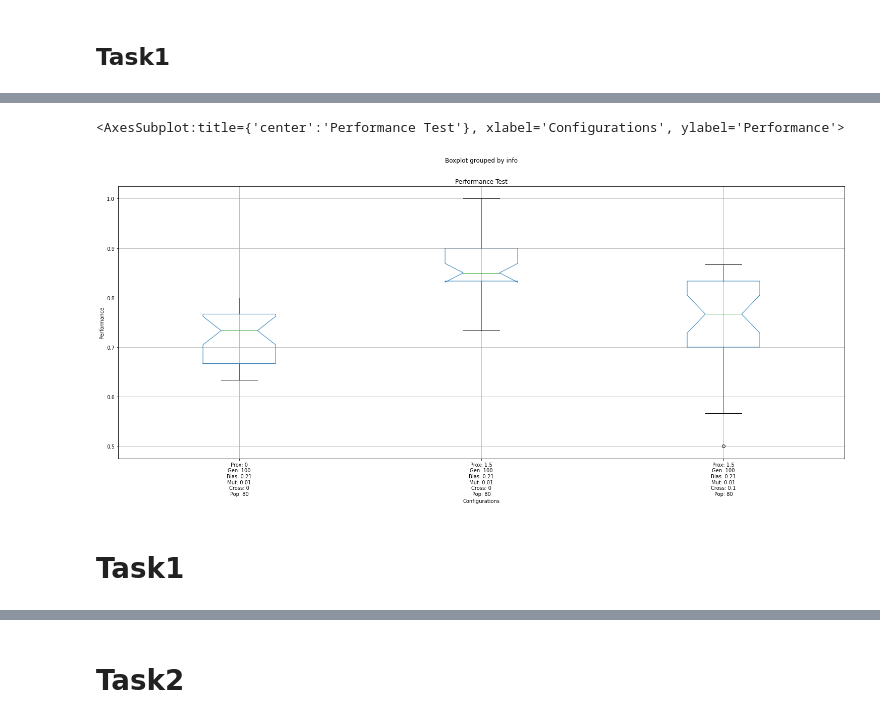
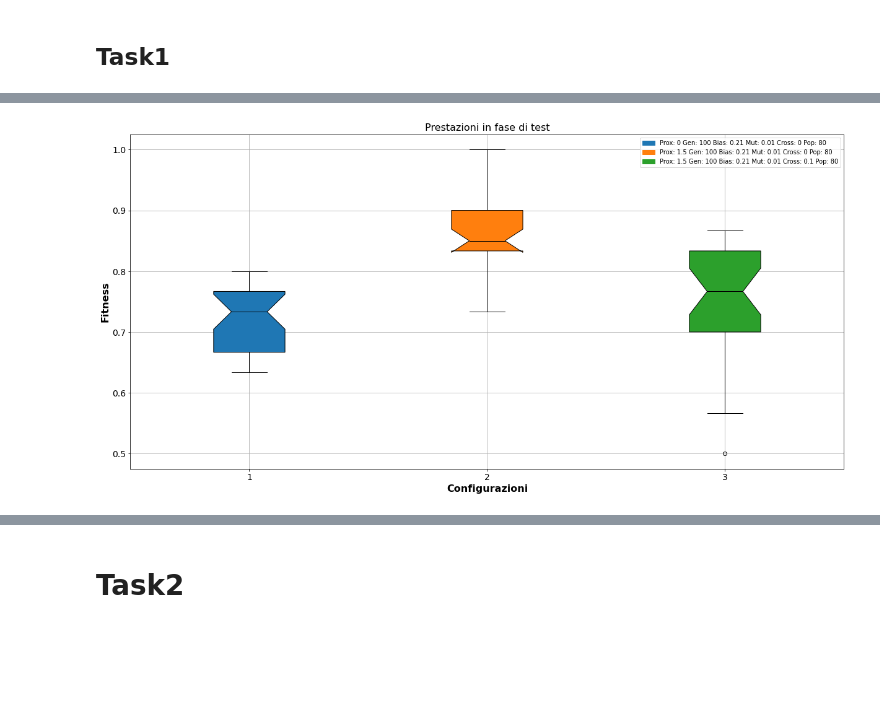
Before and after one commit to petretiandrea/thesis-genetic-swarm, a Jupyter notebook: analysis-visualization/visualization-tesi.ipynb, the cells around one changed output, grey strips where cells are left out. Saved outputs shown, nothing was run; the diff lists cells and outputs as text; code cells hidden in the pictures; blank space fills up the shorter version.

```diff
--- a/analysis-visualization/visualization-tesi.ipynb
+++ b/analysis-visualization/visualization-tesi.ipynb
@@ -73,7 +106,38 @@ def plot_test(*filenames, figsize=(25,10), outliers=True, **kwargs):
+# %%
+def plot_test(*filenames, title="Performance in test phase", figsize=(20,10), outliers=True, **kwargs):
+    fig, ax = plt.subplots(figsize=figsize)
+    df = pd.DataFrame()
+    legends = []
+
+    for number, filename in enumerate(filenames, start=1):
+        data = pd.read_csv(filename, ";")
+        data["info"] = np.full((len(data), 1), number) #np.full((len(data), 1), ut.legend_from_filename(filename, 'result_'))
+        df = df.append(data)
+        legends.append(mpatches.Patch(color=f"C{number-1}", label=ut.legend_from_filename(filename, 'result_').replace('\n', ' ')))
+
+    box_colors = {'medians': 'black', 'whiskers': 'black'}
+    axes = df.boxplot("score", "info", ax=ax, showfliers=outliers, notch=True, color=box_colors, patch_artist=True, **kwargs)
+    for number in range(0, len(filenames)):
+        axes.findobj(matplotlib.patches.Patch)[number].set_color(f"black")
+        axes.findobj(matplotlib.patches.Patch)[number].set_facecolor(f"C{number}")
+
+
+    fig.suptitle('')
+    ax.legend(handles=legends)
+
+    ax.set_title(title, fontsize=16)
+    ax.set_xlabel("Configurazioni", fontsize=16)
+    ax.xaxis.set_tick_params(labelsize=14)
+    ax.set_ylabel("Fitness",  fontsize=16)
+    ax.yaxis.set_tick_params(labelsize=14)
+    return fig
 # %% [markdown]
 ## Task1
 # %%
-compare_avg_fitness(statistics_folder + "task1_nodes50_k3_bias0.21_prox0_p80_g100_pM0.01_pC0_el5_trials3_08-48_20-01.csv",
-                    statistics_folder + "task1_nodes50_k3_bias0.21_prox1.5_p80_g100_pM0.01_pC0_el5_trials3_10-41_20-01.csv",
-                    statistics_folder + "task1_nodes50_k3_bias0.21_prox1.5_p80_g100_pM0.01_pC0.1_el5_trials3_11-51_20-01.csv")
+statistics_folder = r'collected-data/genetic/task1/'
+fig = plot_avg_fitness(statistics_folder + "task1_nodes50_k3_bias0.21_prox0_p80_g100_pM0.01_pC0_el5_trials3_08-48_20-01.csv",
+                 statistics_folder + "task1_nodes50_k3_bias0.21_prox1.5_p80_g100_pM0.01_pC0_el5_trials3_10-41_20-01.csv",
+                 statistics_folder + "task1_nodes50_k3_bias0.21_prox1.5_p80_g100_pM0.01_pC0.1_el5_trials3_11-51_20-01.csv",
+                 title="Fitness media per ogni configurazione")
+fig.savefig("task1-fitness.pdf")
 # %% [output]
@@ -94,11 +145,10 @@ compare_avg_fitness(statistics_folder + "task1_nodes50_k3_bias0.21_prox0_p80_g10
 # %%
-plot_test(
+fig = plot_test(
     statistics_folder + "result_task1_nodes50_k3_bias0.21_prox0_p80_g100_pM0.01_pC0_el5_trials3_08-48_20-01_best_all.csv",
     statistics_folder + "result_task1_nodes50_k3_bias0.21_prox1.5_p80_g100_pM0.01_pC0_el5_trials3_10-41_20-01_best_all.csv",
-    statistics_folder + "result_task1_nodes50_k3_bias0.21_prox1.5_p80_g100_pM0.01_pC0.1_el5_trials3_11-51_20-01_best_all.csv"
+    statistics_folder + "result_task1_nodes50_k3_bias0.21_prox1.5_p80_g100_pM0.01_pC0.1_el5_trials3_11-51_20-01_best_all.csv",
+    title="Prestazioni in fase di test"
 )
+fig.savefig("task1-test.pdf")
 # %% [output]
-<AxesSubplot:title={'center':'Performance Test'}, xlabel='Configurations', ylabel='Performance'>
-[figure, old version]
+[figure, new version]
-# %% [markdown]
-# Task1
```
Also changed, not shown: parts of 24 cells of this notebook, 17 other files.
